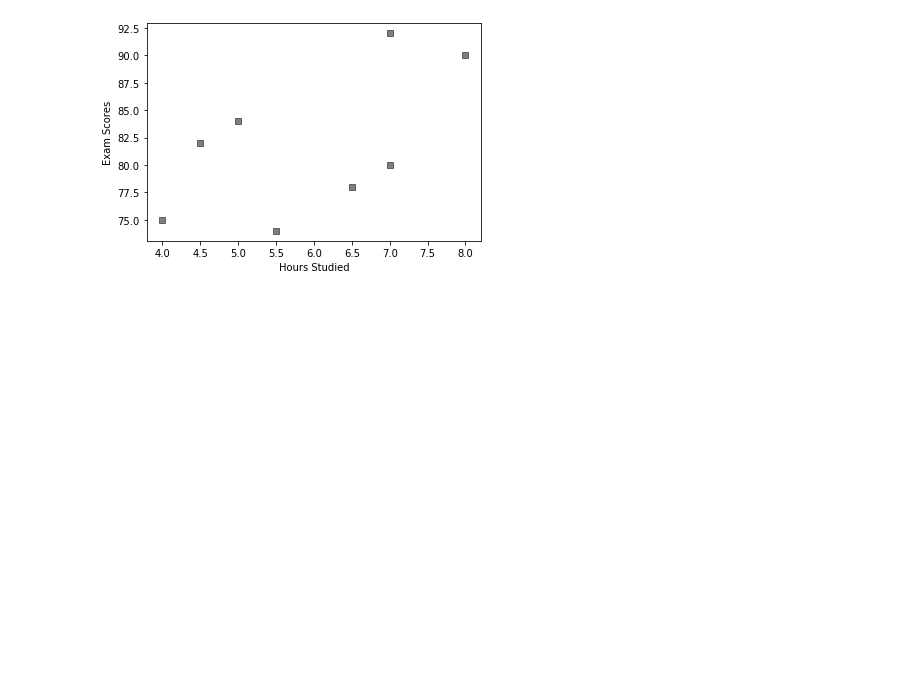
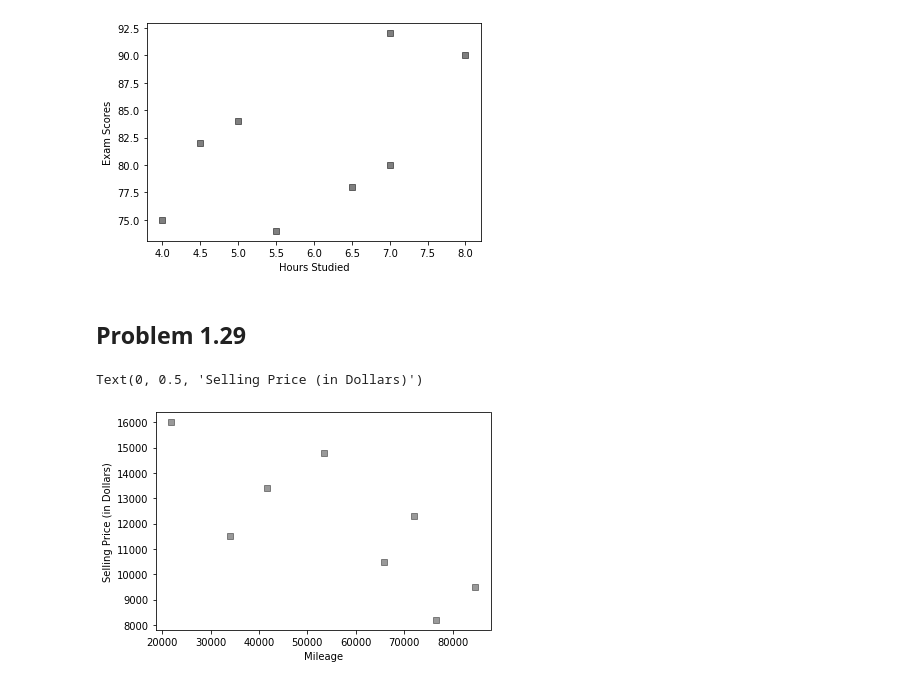
Before and after one commit to paulaonea/python-humongous-book-of-statistics, a Jupyter notebook: Chapter 1 - Displaying Descriptive Statistics.ipynb, the cells around one changed output. Cells and saved outputs as stored; diff of their text form; code cells hidden in the pictures; blank space fills up the shorter version.

Commit message:
Problem 1.29

```diff
--- a/Chapter 1 - Displaying Descriptive Statistics.ipynb
+++ b/Chapter 1 - Displaying Descriptive Statistics.ipynb
@@ -425,3 +425,14 @@ plt.ylabel('Exam Scores')
 # %% [output]
 Text(0, 0.5, 'Exam Scores')
 [figure]
+# %% [markdown]
+## Problem 1.29
+# %%
+price = pd.Series([16000, 11500, 13400, 14800, 10500, 12300, 8200, 9500],
+                 index = [21800, 34000, 41700, 53500, 65800, 72100, 76500, 84700])
+plt.scatter(price.index, price[:], color='k',alpha=0.4, marker='s')
+plt.xlabel('Mileage')
+plt.ylabel('Selling Price (in Dollars)')
+# %% [output]
+Text(0, 0.5, 'Selling Price (in Dollars)')
+[figure, added]
```
